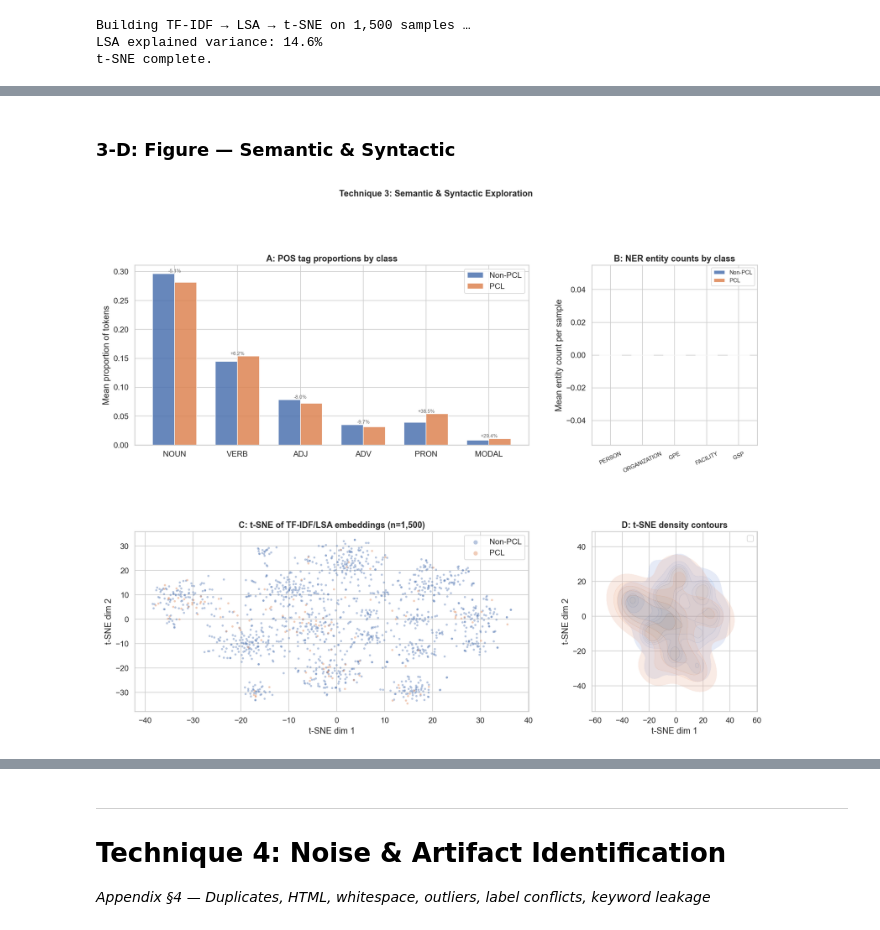
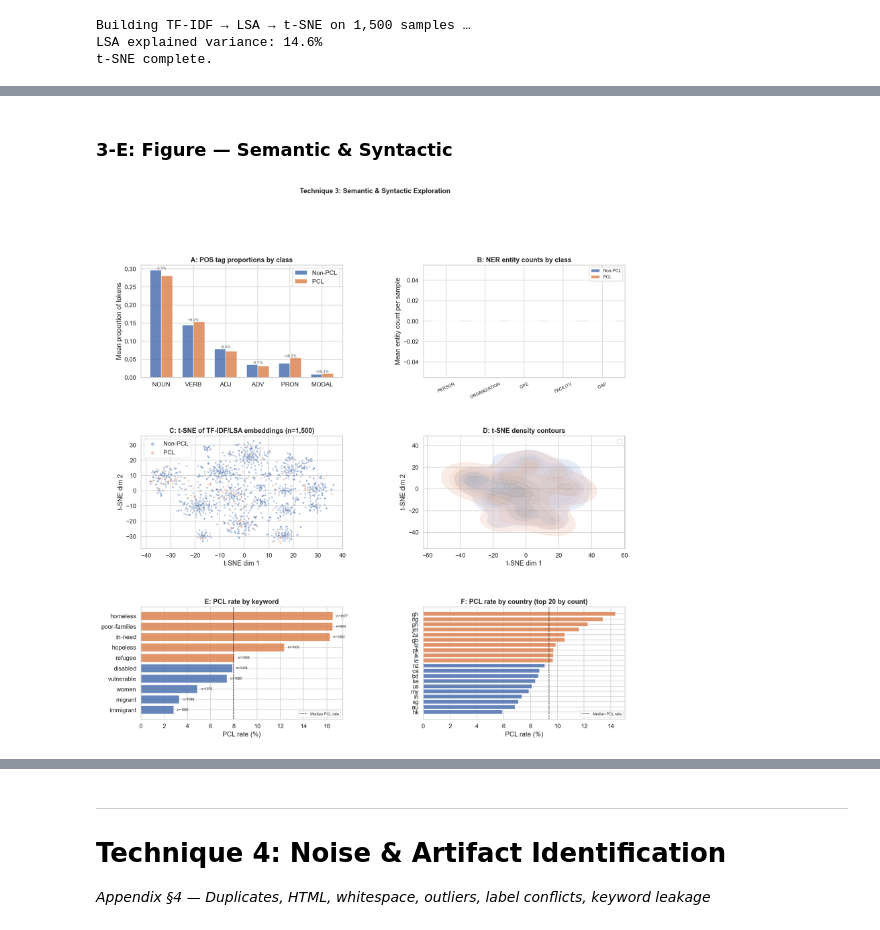
Before and after one commit to ut6817150/SemEval-2022-Task-4---Patronising-and-Condescending-Language-Detection, a Jupyter notebook: Exercise_2.ipynb, the cells around one changed output, grey strips where cells are left out. Cells and saved outputs as stored; diff of their text form; code cells hidden in the pictures.

```diff
--- a/Exercise_2.ipynb
+++ b/Exercise_2.ipynb
@@ -250,8 +250,8 @@ Coverage table:
 # %% [markdown]
 ### 1-D: Figure — Statistical Profiling
 # %%
-fig = plt.figure(figsize=(16, 12))
-gs  = gridspec.GridSpec(2, 3, figure=fig, hspace=0.45, wspace=0.35)
+fig = plt.figure(figsize=(14, 16))
+gs  = gridspec.GridSpec(3, 2, figure=fig, hspace=0.50, wspace=0.35)
 
 # Panel A: Fine-grained label distribution
 ax_a = fig.add_subplot(gs[0, 0])
@@ -281,7 +281,7 @@ ax_b.annotate(f"Imbalance ratio\n{ir:.1f} : 1",
               fontsize=9, bbox=dict(boxstyle="round,pad=0.3", fc="lightyellow", ec="grey"))
 
 # Panel C: Word count by class
-ax_c = fig.add_subplot(gs[0, 2])
+ax_c = fig.add_subplot(gs[1, 0])
 for pcl_val, label, color in [(0, "Non-PCL", BLUE), (1, "PCL", ORANGE)]:
     ax_c.hist(df.loc[df["pcl"] == pcl_val, "word_count"],
               bins=60, alpha=0.55, label=label, color=color, density=True)
@@ -290,8 +290,8 @@ ax_c.set_xlabel("Word count")
 ax_c.set_ylabel("Density")
 ax_c.legend()
 
-# Panel D: Token length — RoBERTa
-ax_d = fig.add_subplot(gs[1, 0])
+# Panel D: Token length — RoBERTa-base
+ax_d = fig.add_subplot(gs[1, 1])
 col_r = "tok_RoBERTa-base"
 for pcl_val, label, color in [(0, "Non-PCL", BLUE), (1, "PCL", ORANGE)]:
     ax_d.hist(df.loc[df["pcl"] == pcl_val, col_r],
@@ -303,8 +303,8 @@ ax_d.set_xlabel("Token count (incl. special tokens)")
 ax_d.set_ylabel("Density")
 ax_d.legend(fontsize=8, ncol=2)
 
-# Panel E: Token length — DeBERTa
-ax_e = fig.add_subplot(gs[1, 1])
+# Panel E: Token length — DeBERTa-v3-base
+ax_e = fig.add_subplot(gs[2, 0])
 col_d = "tok_DeBERTa-v3-base"
 for pcl_val, label, color in [(0, "Non-PCL", BLUE), (1, "PCL", ORANGE)]:
     ax_e.hist(df.loc[df["pcl"] == pcl_val, col_d],
@@ -316,8 +316,8 @@ ax_e.set_xlabel("Token count (incl. special tokens)")
 ax_e.set_ylabel("Density")
 ax_e.legend(fontsize=8, ncol=2)
 
-# Panel F: Coverage curve
-ax_f = fig.add_subplot(gs[1, 2])
+# Panel F: Coverage curve (both tokenizers)
+ax_f = fig.add_subplot(gs[2, 1])
 thrs = list(range(32, 513, 4))
 colors_tok = {"RoBERTa-base": BLUE, "DeBERTa-v3-base": ORANGE}
 for name in TOKENIZERS:
@@ -646,11 +784,11 @@ t-SNE complete.
 # %% [markdown]
-### 3-D: Figure — Semantic & Syntactic
+### 3-E: Figure — Semantic & Syntactic
 # %%
-fig = plt.figure(figsize=(18, 13))
-gs  = gridspec.GridSpec(2, 3, figure=fig, hspace=0.48, wspace=0.38)
+fig = plt.figure(figsize=(18, 17))
+gs  = gridspec.GridSpec(3, 2, figure=fig, hspace=0.52, wspace=0.40)
 
 # Panel A: POS grouped bar
-ax_a = fig.add_subplot(gs[0, :2])
+ax_a = fig.add_subplot(gs[0, 0])
 pcl_vals  = pos_by_class.loc[1, POS_COLS].values
 npcl_vals = pos_by_class.loc[0, POS_COLS].values
 x, w = np.arange(len(POS_COLS)), 0.35
@@ -667,7 +805,7 @@ for i, (np_v, p_v) in enumerate(zip(npcl_vals, pcl_vals)):
               fontsize=8, color="dimgrey")
 
 # Panel B: NER grouped bar
-ax_b = fig.add_subplot(gs[0, 2])
+ax_b = fig.add_subplot(gs[0, 1])
 ner_pcl_vals  = ner_by_class.loc[1].values
 ner_npcl_vals = ner_by_class.loc[0].values
 x2 = np.arange(len(ENTITY_TYPES))
@@ -676,35 +814,63 @@ ax_b.bar(x2 + w/2, ner_pcl_vals,  w, label="PCL",     color=ORANGE, alpha=0.85)
 ax_b.set_xticks(x2)
 ax_b.set_xticklabels(ENTITY_TYPES, rotation=25, fontsize=9)
 ax_b.set_ylabel("Mean entity count per sample")
 ax_b.set_title("B: NER entity counts by class", fontweight="bold")
 ax_b.legend(fontsize=9)
 
 # Panel C: t-SNE scatter
-ax_c = fig.add_subplot(gs[1, :2])
+ax_c = fig.add_subplot(gs[1, 0])
 for pcl_val, label, color in [(0, "Non-PCL", BLUE), (1, "PCL", ORANGE)]:
     mask = df_tsne["pcl"] == pcl_val
     ax_c.scatter(df_tsne.loc[mask, "tsne_x"], df_tsne.loc[mask, "tsne_y"],
                  c=color, label=label, alpha=0.4, s=12, linewidths=0)
 ax_c.set_title(f"C: t-SNE of TF-IDF/LSA embeddings (n={TSNE_SAMPLE:,})",
                fontweight="bold")
 ax_c.set_xlabel("t-SNE dim 1")
 ax_c.set_ylabel("t-SNE dim 2")
 ax_c.legend(markerscale=2)
 
 # Panel D: t-SNE KDE density
-ax_d = fig.add_subplot(gs[1, 2])
+ax_d = fig.add_subplot(gs[1, 1])
 for pcl_val, label, color in [(0, "Non-PCL", BLUE), (1, "PCL", ORANGE)]:
     mask = df_tsne["pcl"] == pcl_val
     sns.kdeplot(x=df_tsne.loc[mask, "tsne_x"], y=df_tsne.loc[mask, "tsne_y"],
                 ax=ax_d, color=color, label=label,
                 fill=True, alpha=0.25, levels=6, thresh=0.05)
 ax_d.set_title("D: t-SNE density contours", fontweight="bold")
 ax_d.set_xlabel("t-SNE dim 1")
 ax_d.set_ylabel("t-SNE dim 2")
 ax_d.legend()
 
-fig.suptitle("Technique 3: Semantic & Syntactic Exploration",
-             fontsize=14, fontweight="bold", y=1.01)
+# Panel E: PCL rate by keyword (sorted)
+ax_e = fig.add_subplot(gs[2, 0])
+kw_sorted = keyword_stats.sort_values("pcl_rate")
+colors_kw = [ORANGE if r > keyword_stats["pcl_rate"].median() else BLUE
+             for r in kw_sorted["pcl_rate"]]
+bars_e = ax_e.barh(kw_sorted["keyword"], kw_sorted["pcl_rate"],
+                   color=colors_kw, alpha=0.85, edgecolor="white")
+ax_e.axvline(keyword_stats["pcl_rate"].median(), color="black",
+             linestyle="--", linewidth=1, label="Median PCL rate")
+ax_e.set_title("E: PCL rate by keyword", fontweight="bold")
+ax_e.set_xlabel("PCL rate (%)")
+ax_e.legend(fontsize=8)
+for bar, row in zip(bars_e, kw_sorted.itertuples()):
+    ax_e.text(bar.get_width() + 0.3, bar.get_y() + bar.get_height() / 2,
+              f"n={row.total}", va="center", fontsize=7)
+
+# Panel F: PCL rate by country (top 20 by count)
+ax_f = fig.add_subplot(gs[2, 1])
+ct_sorted = country_stats.sort_values("pcl_rate")
+colors_ct = [ORANGE if r > country_stats["pcl_rate"].median() else BLUE
+             for r in ct_sorted["pcl_rate"]]
+ax_f.barh(ct_sorted["country"], ct_sorted["pcl_rate"],
+          color=colors_ct, alpha=0.85, edgecolor="white")
+ax_f.axvline(country_stats["pcl_rate"].median(), color="black",
+             linestyle="--", linewidth=1, label="Median PCL rate")
+ax_f.set_title("F: PCL rate by country (top 20 by count)", fontweight="bold")
+ax_f.set_xlabel("PCL rate (%)")
+ax_f.legend(fontsize=8)
+
+fig.suptitle("Technique 3: Semantic & Syntactic Exploration", fontsize=14, fontweight="bold", y=1.01)
 plt.show()
 # %% [output]
-[figure, old version]
+[figure, new version]
```
Also changed, not shown: parts of 27 cells of this notebook, 1 other file.
